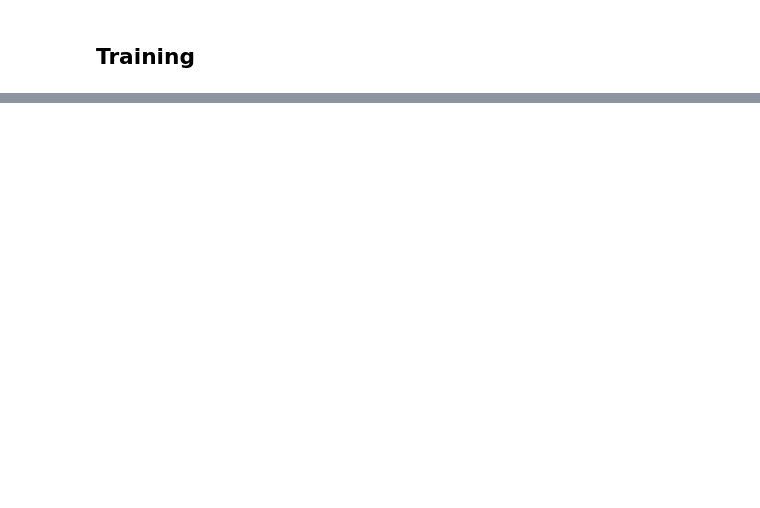
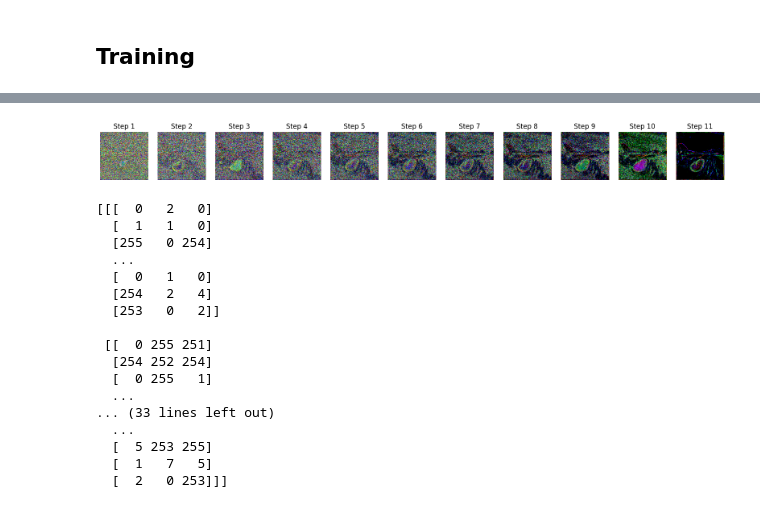
Before and after one commit to US3R070/Generative-Models-for-Visual-Signals, a Jupyter notebook: main.ipynb, the cells around one changed output, grey strips where cells are left out. Cells and saved outputs as stored; diff of their text form; code cells hidden in the pictures; blank space fills up the shorter version.

```diff
--- a/main.ipynb
+++ b/main.ipynb
@@ -189,0 +231,28 @@ RuntimeError: Given groups=1, weight of size [64, 3, 3, 3], expected input[1, 25
+# %%
+
+titles =  [f"Step {i}" for i in range(1, 12)]
+
+sus = [(each * 255).astype(np.uint8) for each in sus]
+
+show_images(sus,titles)
+
+print(sus[0])
+# %% [output]
+[figure, added]
+[[[  0   2   0]
+  [  1   1   0]
+  [255   0 254]
+  ...
+  [  0   1   0]
+  [254   2   4]
+  [253   0   2]]
+
+ [[  0 255 251]
+  [254 252 254]
+  [  0 255   1]
+  ...
+... (33 lines left out)
+  ...
+  [  5 253 255]
+  [  1   7   5]
+  [  2   0 253]]]
```
Also changed, not shown: parts of 2 cells of this notebook.
